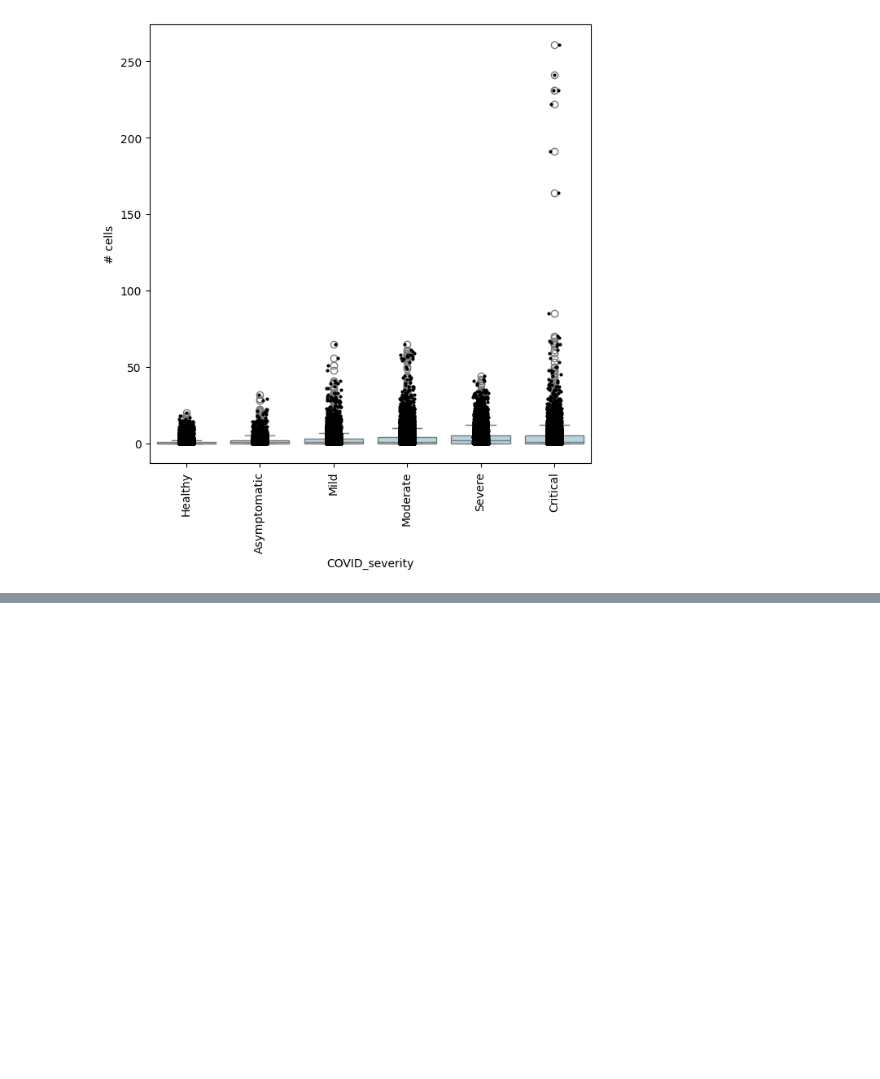
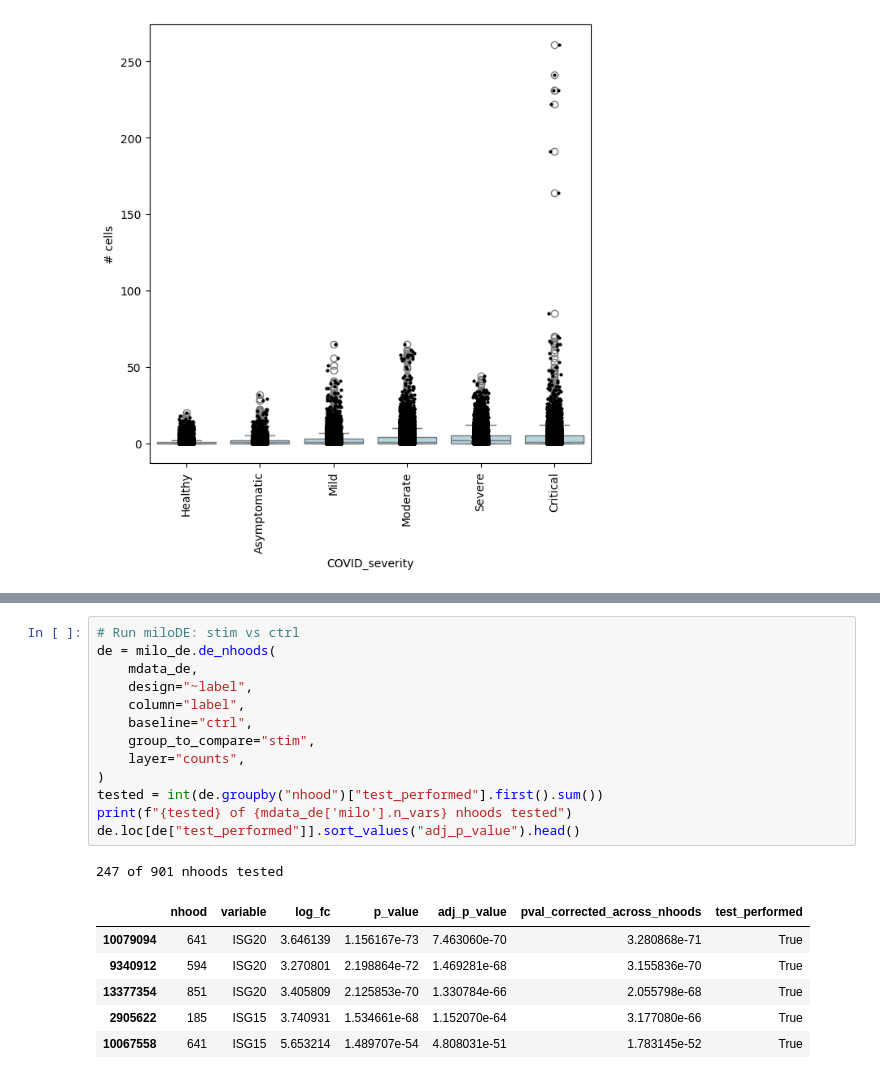
Before and after one commit to scverse/pertpy-tutorials, a Jupyter notebook: milo.ipynb, the cells around one changed output, grey strips where cells are left out. Saved outputs shown, nothing was run; the diff lists cells and outputs as text; blank space fills up the shorter version.

```diff
--- a/milo.ipynb
+++ b/milo.ipynb
@@ -479,0 +505,21 @@ milo.plot_nhood_counts_by_cond(mdata, test_var="COVID_severity", subset_nhoods=p
+# %%
+# Run miloDE: stim vs ctrl
+de = milo_de.de_nhoods(
+    mdata_de,
+    design="~label",
+    column="label",
+    baseline="ctrl",
+    group_to_compare="stim",
+    layer="counts",
+)
+tested = int(de.groupby("nhood")["test_performed"].first().sum())
+print(f"{tested} of {mdata_de['milo'].n_vars} nhoods tested")
+de.loc[de["test_performed"]].sort_values("adj_p_value").head()
+# %% [output]
+247 of 901 nhoods tested
+|  | nhood | variable | log_fc | p_value | adj_p_value | pval_corrected_across_nhoods | test_performed |
+| 10079094 | 641 | ISG20 | 3.646139 | 1.156167e-73 | 7.463060e-70 | 3.280868e-71 | True |
+| 9340912 | 594 | ISG20 | 3.270801 | 2.198864e-72 | 1.469281e-68 | 3.155836e-70 | True |
+| 13377354 | 851 | ISG20 | 3.405809 | 2.125853e-70 | 1.330784e-66 | 2.055798e-68 | True |
+| 2905622 | 185 | ISG15 | 3.740931 | 1.534661e-68 | 1.152070e-64 | 3.177080e-66 | True |
+| 10067558 | 641 | ISG15 | 5.653214 | 1.489707e-54 | 4.808031e-51 | 1.783145e-52 | True |
```
Also changed, not shown: parts of 5 cells of this notebook.
